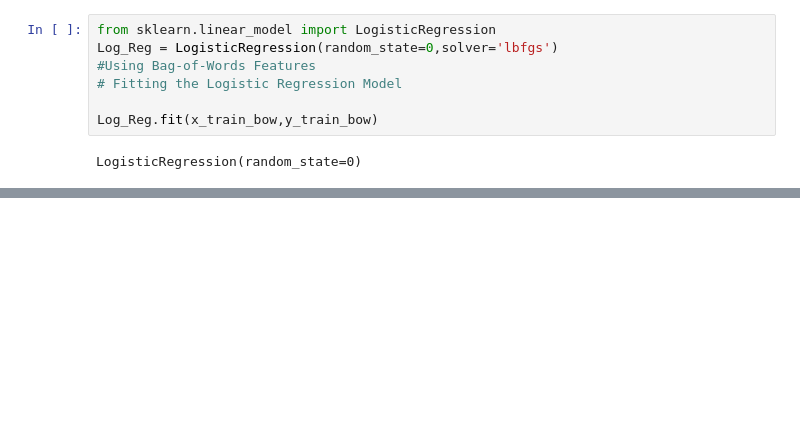
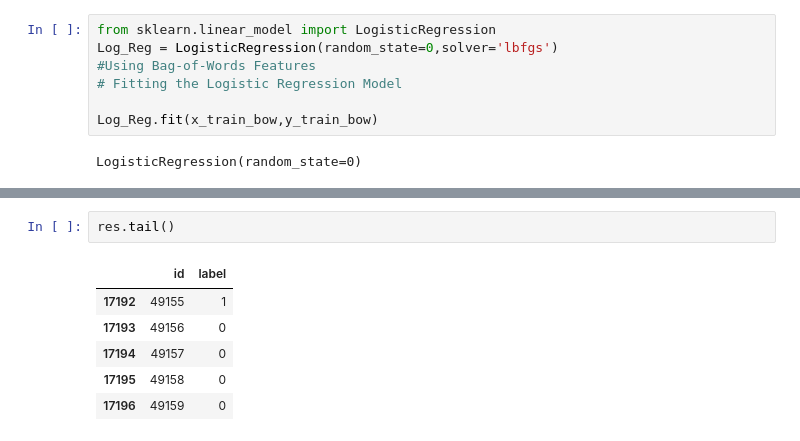
Before and after one commit to Skshamim02/SocialMediaSentimentAnalysis, a Jupyter notebook: Sentiment_Analysis.ipynb, the cells around one changed output, grey strips where cells are left out. Cells and saved outputs as stored; diff of their text form; blank space fills up the shorter version.

```diff
--- a/Sentiment_Analysis.ipynb
+++ b/Sentiment_Analysis.ipynb
@@ -564,0 +817,9 @@ log_bow
+# %%
+res.tail()
+# %% [output]
+|  | id | label |
+| 17192 | 49155 | 1 |
+| 17193 | 49156 | 0 |
+| 17194 | 49157 | 0 |
+| 17195 | 49158 | 0 |
+| 17196 | 49159 | 0 |
```
Also changed, not shown: parts of 28 cells of this notebook.
